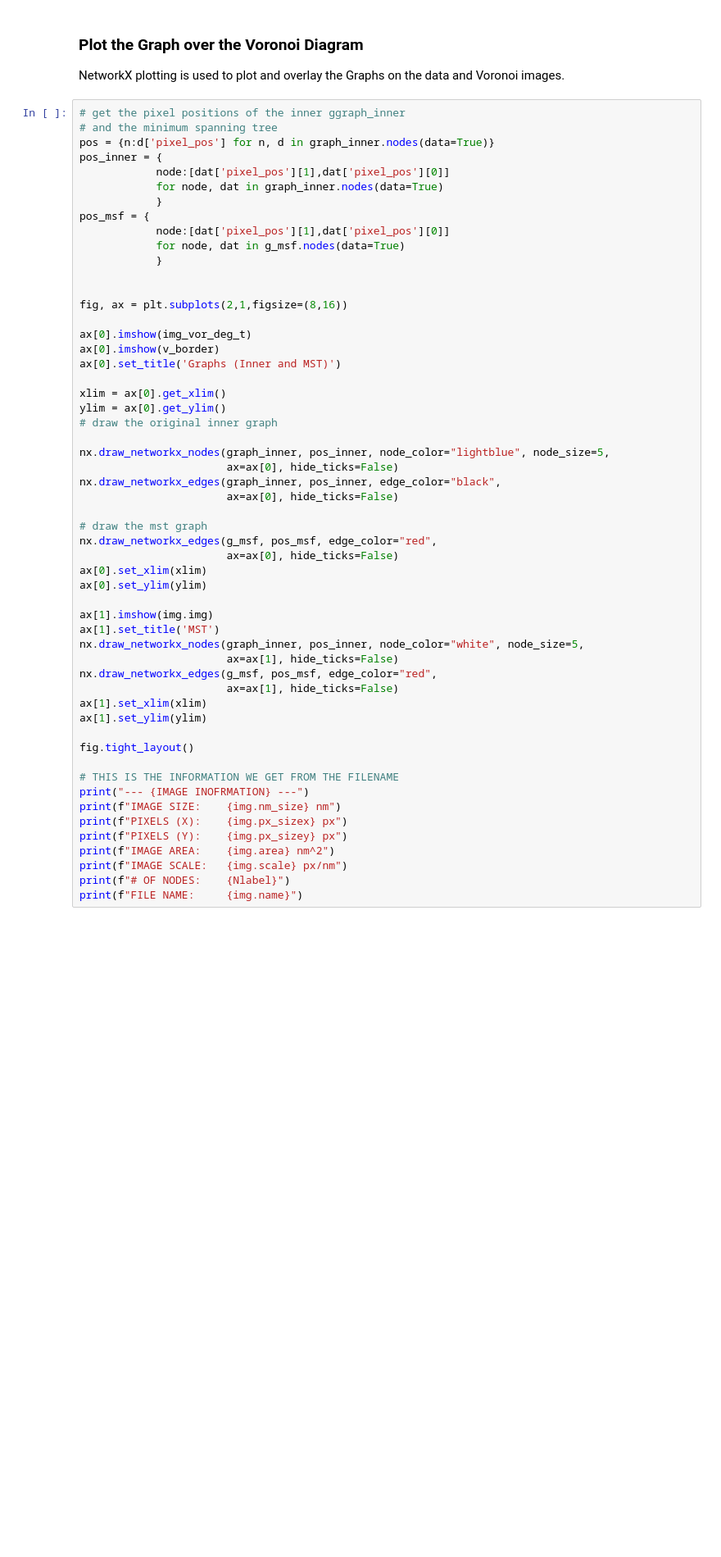
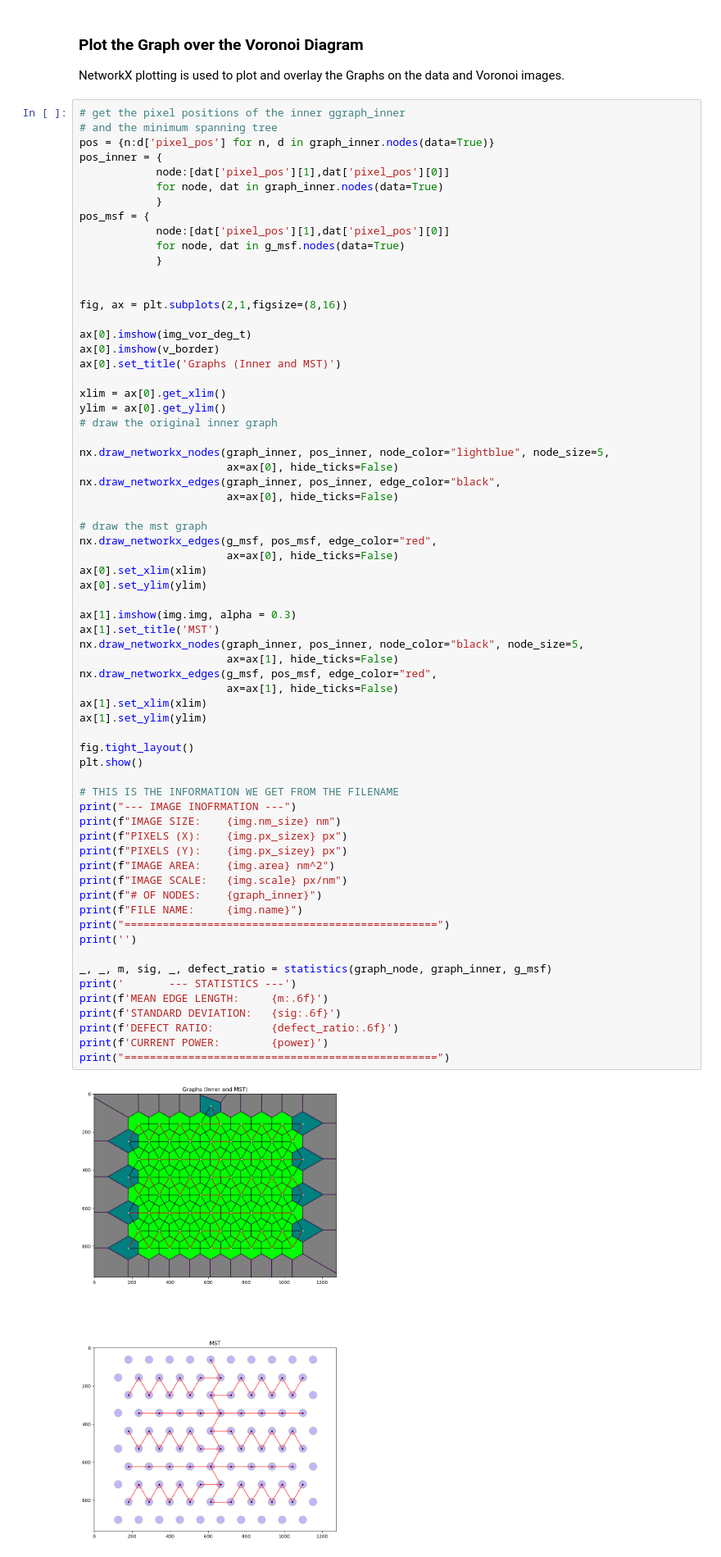
Before and after one commit to GallagherSurfaceLab/summer_26, a Jupyter notebook: STM_voronoi.ipynb, the cells around one changed output. Shown at 82% size. Cells and saved outputs as stored; diff of their text form; blank space fills up the shorter version.

```diff
--- a/STM_voronoi.ipynb
+++ b/STM_voronoi.ipynb
@@ -231,34 +233,46 @@ ylim = ax[0].get_ylim()
 # draw the original inner graph
 
 nx.draw_networkx_nodes(graph_inner, pos_inner, node_color="lightblue", node_size=5,
                        ax=ax[0], hide_ticks=False)
 nx.draw_networkx_edges(graph_inner, pos_inner, edge_color="black",
                        ax=ax[0], hide_ticks=False)
 
 # draw the mst graph
 nx.draw_networkx_edges(g_msf, pos_msf, edge_color="red",
                        ax=ax[0], hide_ticks=False)
 ax[0].set_xlim(xlim)
 ax[0].set_ylim(ylim)
 
-ax[1].imshow(img.img)
+ax[1].imshow(img.img, alpha = 0.3)
 ax[1].set_title('MST')
-nx.draw_networkx_nodes(graph_inner, pos_inner, node_color="white", node_size=5,
+nx.draw_networkx_nodes(graph_inner, pos_inner, node_color="black", node_size=5,
                        ax=ax[1], hide_ticks=False)
 nx.draw_networkx_edges(g_msf, pos_msf, edge_color="red",
                        ax=ax[1], hide_ticks=False)
 ax[1].set_xlim(xlim)
 ax[1].set_ylim(ylim)
 
 fig.tight_layout()
+plt.show()
 
 # THIS IS THE INFORMATION WE GET FROM THE FILENAME
-print("--- {IMAGE INOFRMATION} ---")
+print("--- IMAGE INOFRMATION ---")
 print(f"IMAGE SIZE:    {img.nm_size} nm")
 print(f"PIXELS (X):    {img.px_sizex} px")
 print(f"PIXELS (Y):    {img.px_sizey} px")
 print(f"IMAGE AREA:    {img.area} nm^2")
 print(f"IMAGE SCALE:   {img.scale} px/nm")
-print(f"# OF NODES:    {Nlabel}")
+print(f"# OF NODES:    {graph_inner}")
 print(f"FILE NAME:     {img.name}")
+print("=================================================")
+print('')
+
+_, _, m, sig, _, defect_ratio = statistics(graph_node, graph_inner, g_msf)
+print('       --- STATISTICS ---')
+print(f'MEAN EDGE LENGTH:     {m:.6f}')
+print(f'STANDARD DEVIATION:   {sig:.6f}')
+print(f'DEFECT RATIO:         {defect_ratio:.6f}')
+print(f'CURRENT POWER:        {power}')
+print("=================================================")
 # %% [output]
+[figure, added]
```
Also changed, not shown: parts of 12 cells of this notebook, 1 other file.
